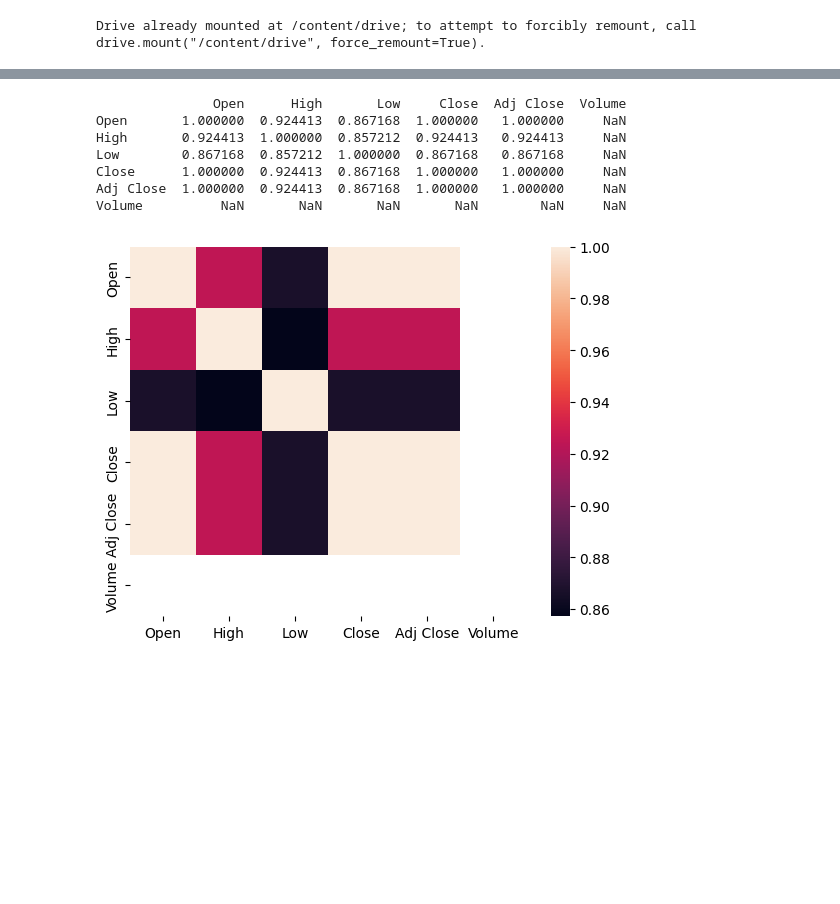
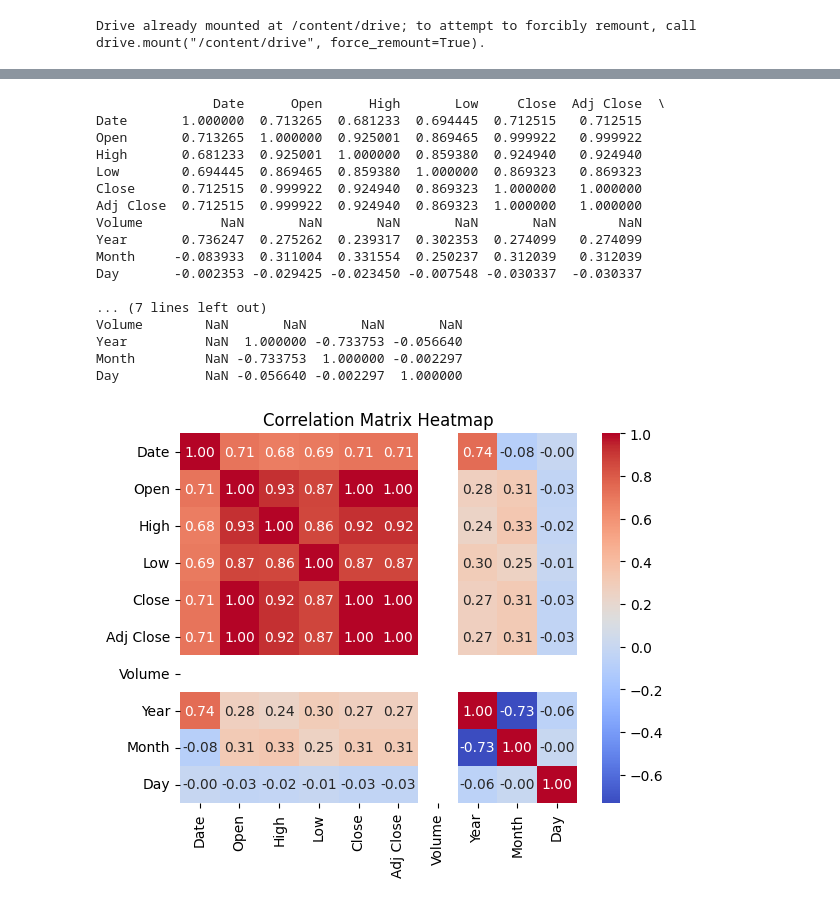
Before and after one commit to jayeshhh04/ML-project, a Jupyter notebook: USD_INR_price_prediction_ML_model.ipynb, the cells around one changed output, grey strips where cells are left out. Saved outputs shown, nothing was run; the diff lists cells and outputs as text; code cells hidden in the pictures; blank space fills up the shorter version.

```diff
--- a/USD_INR_price_prediction_ML_model.ipynb
+++ b/USD_INR_price_prediction_ML_model.ipynb
@@ -19,7 +17,7 @@ drive.mount('/content/drive')
 Drive already mounted at /content/drive; to attempt to forcibly remount, call drive.mount("/content/drive", force_remount=True).
 # %%
 # Load the dataset
-data = pd.read_csv("/content/drive/MyDrive/INR18MARCH.csv")
+data = pd.read_csv("/content/usd-inr excel.csv")
 # %%
 # Display the first few rows of the dataset
 print(data.head())
@@ -43,17 +54,41 @@ plt.show()
+# %%
+import pandas as pd
+
+# Assuming your DataFrame is named 'data'
+data['Date'] = pd.to_datetime(data['Date'])
+data['Year'] = data['Date'].dt.year
+data['Month'] = data['Date'].dt.month
+data['Day'] = data['Date'].dt.day
 # %%
 # Check the correlation between variables
 print(data.corr())
-sns.heatmap(data.corr())
+
+# Visualize the correlation matrix using a heatmap
+import seaborn as sns
+import matplotlib.pyplot as plt
+
+sns.heatmap(data.corr(), annot=True, cmap='coolwarm', fmt=".2f")
+plt.title('Correlation Matrix Heatmap')
 plt.show()
 # %% [output]
-               Open      High       Low     Close  Adj Close  Volume
-Open       1.000000  0.924413  0.867168  1.000000   1.000000     NaN
-High       0.924413  1.000000  0.857212  0.924413   0.924413     NaN
-Low        0.867168  0.857212  1.000000  0.867168   0.867168     NaN
-Close      1.000000  0.924413  0.867168  1.000000   1.000000     NaN
-Adj Close  1.000000  0.924413  0.867168  1.000000   1.000000     NaN
-Volume          NaN       NaN       NaN       NaN        NaN     NaN
+               Date      Open      High       Low     Close  Adj Close  \
+Date       1.000000  0.713265  0.681233  0.694445  0.712515   0.712515
+Open       0.713265  1.000000  0.925001  0.869465  0.999922   0.999922
+High       0.681233  0.925001  1.000000  0.859380  0.924940   0.924940
+Low        0.694445  0.869465  0.859380  1.000000  0.869323   0.869323
+Close      0.712515  0.999922  0.924940  0.869323  1.000000   1.000000
+Adj Close  0.712515  0.999922  0.924940  0.869323  1.000000   1.000000
+Volume          NaN       NaN       NaN       NaN       NaN        NaN
+Year       0.736247  0.275262  0.239317  0.302353  0.274099   0.274099
+Month     -0.083933  0.311004  0.331554  0.250237  0.312039   0.312039
+Day       -0.002353 -0.029425 -0.023450 -0.007548 -0.030337  -0.030337
+
+... (7 lines left out)
+Volume        NaN       NaN       NaN       NaN
+Year          NaN  1.000000 -0.733753 -0.056640
+Month         NaN -0.733753  1.000000 -0.002297
+Day           NaN -0.056640 -0.002297  1.000000
-[figure, old version]
+[figure, new version]
 # %%
 # Define features (X) and target variable (y)
 X = data[["Open", "High", "Low"]]
```
Also changed, not shown: parts of 12 cells of this notebook.
